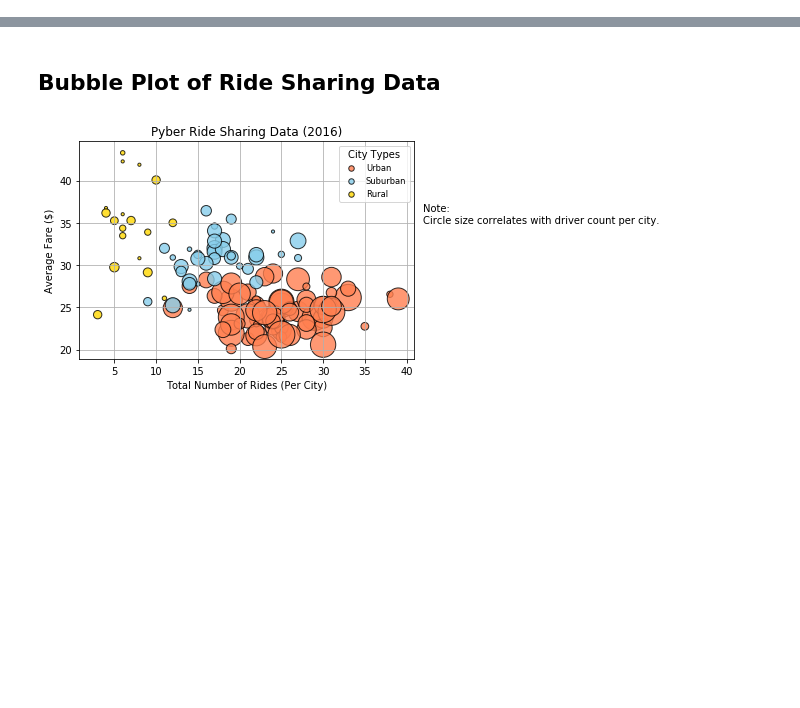
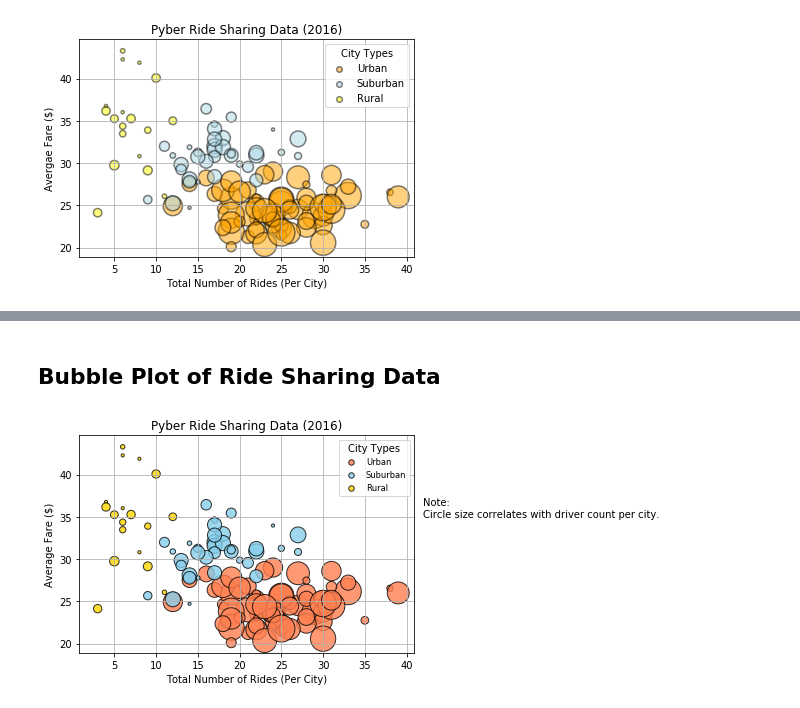
Before and after one commit to xaskoiking/HW_5_Raaghavav_K, a Jupyter notebook: Pyber/pyber_starter.ipynb, the cells around one changed output, grey strips where cells are left out. Drawn from its saved outputs; the diff is of its cells as text; code cells hidden in the pictures; blank space fills up the shorter version.

Commit message:
Scatter Plot

```diff
--- a/Pyber/pyber_starter.ipynb
+++ b/Pyber/pyber_starter.ipynb
@@ -21,6 +28,0 @@ cityRideDataDF = pd.merge(cityData, rideData, on="city", how="inner")
-# %%
-a = pd.DataFrame(cityRideDataDF.groupby(['city', 'type']).fare.agg(['mean', 'count']))
-a = a.reset_index()
-a.plot(kind='scatter', x='count', y='mean', grid=True, xlim=(0,40), s=a['count']*10, color='red', legend='type')
-
-plt.show()
@@ -28,0 +39,61 @@ plt.show()
+# %%
+#Grouping the dataframe for the aggregated values --- MEAN, COUNT by City, Type, Driver Count
+cityRideGroupedDF = pd.DataFrame(cityRideDataDF.groupby(['city', 'type','driver_count']).fare.agg(['mean', 'count']))
+#Resetting the index
+cityRideGroupedDF = a.reset_index()
+
+#Creating a scatter plot
+fig, ax = plt.subplots()
+
+#i) First plit for CITY TYPE = "URBAN"
+ax.scatter(cityRideGroupedDF[cityRideGroupedDF['type'] == 'Urban']['count'],
+           cityRideGroupedDF[cityRideGroupedDF['type'] == 'Urban']['mean'],
+           c='orange',
+           s=cityRideGroupedDF[cityRideGroupedDF['type'] == 'Urban']['driver_count']*10 ,
+           alpha=0.50,
+           linewidths = 1.5,
+           edgecolor='black',
+           label='Urban')
+
+#ii) First plit for CITY TYPE = "SUBURBAN"
+ax.scatter(cityRideGroupedDF[cityRideGroupedDF['type'] == 'Suburban']['count'],
+           cityRideGroupedDF[cityRideGroupedDF['type'] == 'Suburban']['mean'],
+           c='lightblue',
+           s=cityRideGroupedDF[cityRideGroupedDF['type'] == 'Suburban']['driver_count']*10 ,
+           alpha=0.50,
+           linewidths = 1.5,
+           edgecolor='black',
+           label='Suburban')
+
+#iii) First plit for CITY TYPE = "RURAL"
+ax.scatter(cityRideGroupedDF[cityRideGroupedDF['type'] == 'Rural']['count'],
+           cityRideGroupedDF[cityRideGroupedDF['type'] == 'Rural']['mean'],
+           c='yellow',
+           s=cityRideGroupedDF[cityRideGroupedDF['type'] == 'Rural']['driver_count']*10 ,
+           alpha=0.50,
+           linewidths = 1.5,
+           edgecolor='black',
+           label='Rural')
+
+#Gridding the scatter plot
+plt.grid()
+
+#LEGEND Functions
+#1) Setting the Legent title
+lgnd = plt.legend(title="City Types")
+#2) Making the legeng size uniform. Since the size differentiation is only for drivers count per city and not city type
+lgnd.legendHandles[0]._sizes = [30]
+lgnd.legendHandles[1]._sizes = [30]
+lgnd.legendHandles[2]._sizes = [30]
+
+#Setting the Title of the scatter plot
+plt.title('Pyber Ride Sharing Data (2016)')
+
+#Setting the X and Y axis of scatter plot
+plt.xlabel("Total Number of Rides (Per City)")
+plt.ylabel("Avergae Fare ($)")
+
+#Displaying the graph
+plt.show()
+# %% [output]
+[figure, added]
```
Also changed, not shown: parts of 4 cells of this notebook.
